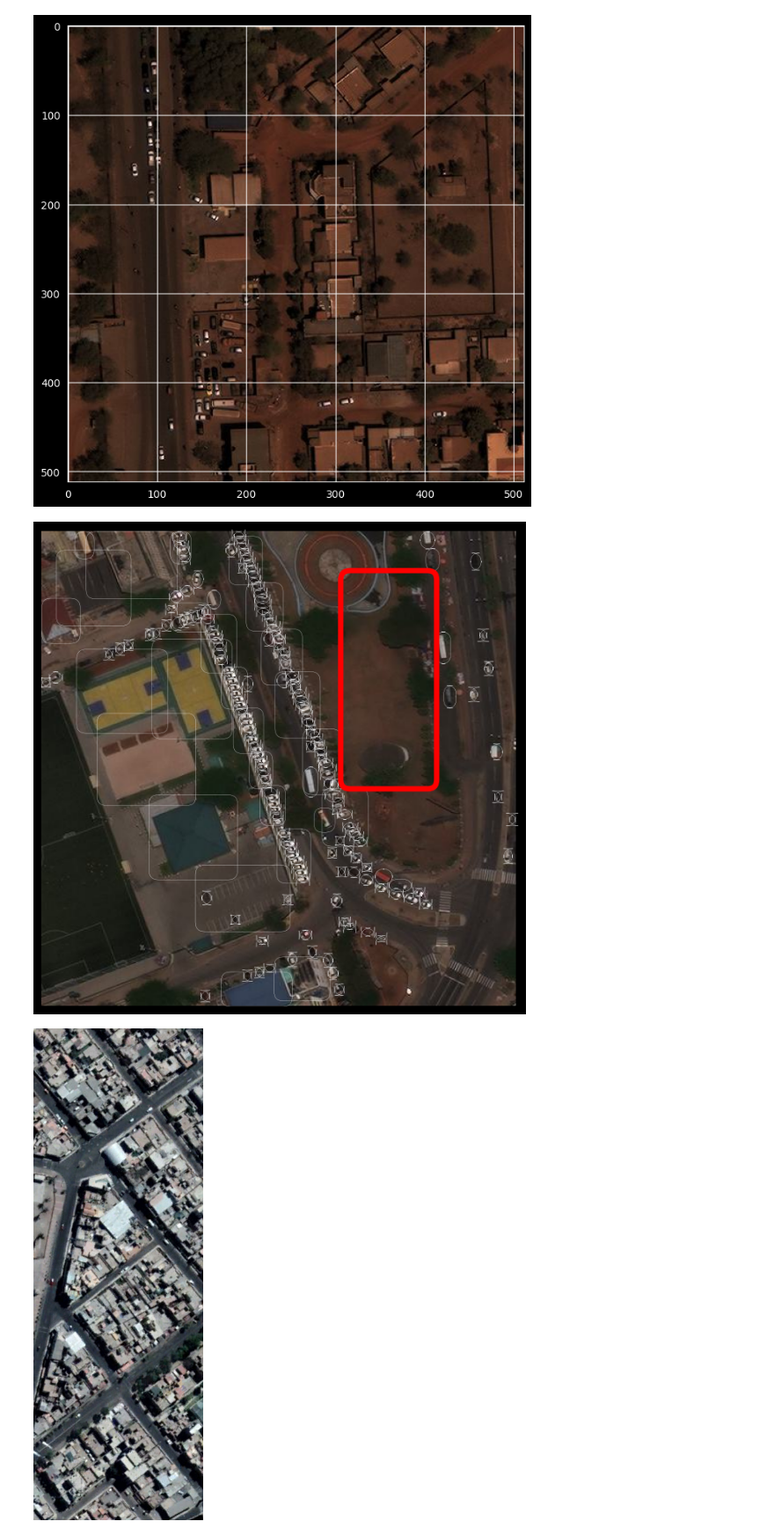
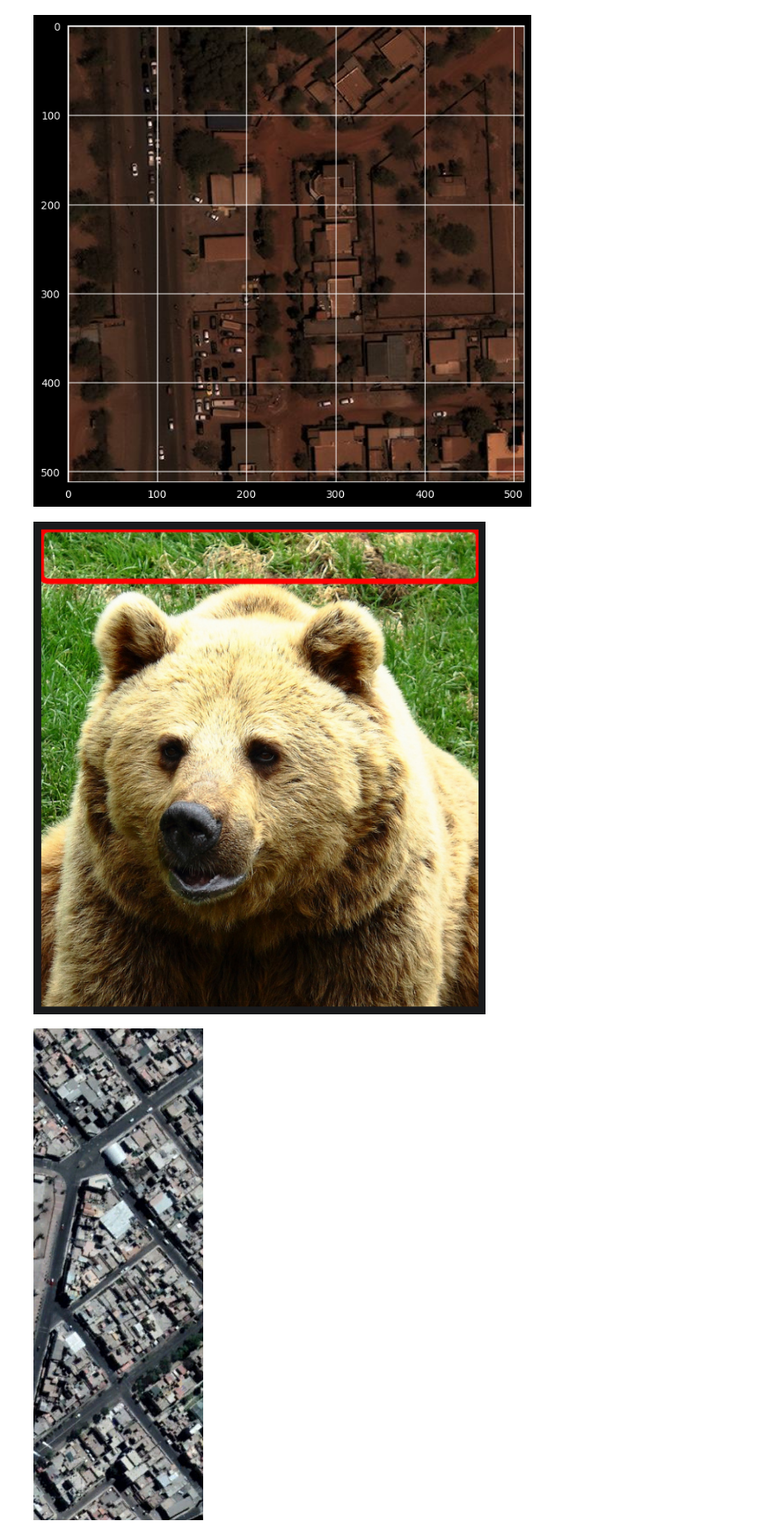
Before and after one commit to HichTala/Sandbox, a Jupyter notebook: background_dataset.ipynb, the cells around one changed output. Shown at 88% size. Cells and saved outputs as stored; diff of their text form; code cells hidden in the pictures.

```diff
--- a/background_dataset.ipynb
+++ b/background_dataset.ipynb
@@ -43,7 +43,7 @@ def get_background_bboxes(background_bbox, handled_bbox, bboxes):
         if area(handled_bbox) > area(background_bbox):
             background_bbox[:] = handled_bbox
 # %%
-dataset = load_dataset("HichTala/artaxor_1shot_1")
+dataset = load_dataset("HichTala/coco", streaming=True)
 # %%
 import torch
 import numpy as np
@@ -116,9 +116,9 @@ i
 # %% [output]
 151
 # %%
-sample = dataset['test'][290]
-image = sample['image']
-image_id = sample['image_id']
-bboxes = sample['objects']['bbox']
-bbox_ids = sample["objects"]["bbox_id"]
-labels = sample["objects"]["category"]
+sample = dataset['val']
+image_iter = iter(sample['image'])
+image_id_iter = iter(sample['image_id'])
+bboxes_iter = iter(sample['objects']['bbox'])
+bbox_ids_iter = iter(sample["objects"]["bbox_id"])
+labels_iter = iter(sample["objects"]["category"])
@@ -124,0 +169,22 @@ labels = sample["objects"]["category"]
+# %%
+fig, ax = plt.subplots(1, figsize=(8, 8))
+ax.imshow(image)
+
+for bbox, label in zip(bboxes, labels):
+    x1, y1, x2, y2 = bbox
+    # x1, y1, w, h = bbox
+    w, h = x2 - x1, y2 - y1
+    # rect = patches.FancyBboxPatch((x1, y1), w, h, linewidth=0.1, boxstyle="round, rounding_size=10",
+    #                          edgecolor="white", facecolor="none")
+    # ax.add_patch(rect)
+    # ax.text(x1, y1, label, color="white", fontsize=10,
+    #         bbox=dict(facecolor="red", alpha=0.5))
+
+x1, y1, x2, y2 = background_bbox
+w, h = x2 - x1, y2 - y1
+# rect = patches.FancyBboxPatch((x1, y1), w, h, linewidth=0.1, boxstyle="round, rounding_size=10",
+#                          edgecolor="red", facecolor="none")
+# ax.add_patch(rect)
+plt.margins(0)
+plt.axis("off")
+plt.show()
@@ -157,30 +246,30 @@ plt.show()
 # %%
 fig, ax = plt.subplots(1, figsize=(8, 8))
 ax.imshow(image)
 
 # Add bounding boxes
 for bbox, label in zip(bboxes, labels):
     x1, y1, x2, y2 = bbox
     # x1, y1, w, h = bbox
     w, h = x2 - x1, y2 - y1
-    rect = patches.FancyBboxPatch((x1, y1), w, h, linewidth=0.2, boxstyle="round, rounding_size=10",
+    rect = patches.FancyBboxPatch((x1, y1), w, h, linewidth=0.01, boxstyle="round, rounding_size=10",
                              edgecolor="white", facecolor="none")
     ax.add_patch(rect)
     # ax.text(x1, y1, label, color="white", fontsize=10,
     #         bbox=dict(facecolor="red", alpha=0.5))
 
 x1, y1, x2, y2 = background_bbox
 w, h = x2 - x1, y2 - y1
 rect = patches.FancyBboxPatch((x1, y1), w, h, linewidth=5, boxstyle="round, rounding_size=10",
                          edgecolor="red", facecolor="none")
 ax.add_patch(rect)
 plt.margins(0)
 plt.axis("off")
 plt.savefig("filename.png", bbox_inches = 'tight',
     pad_inches = 0)
 plt.show()
 # %% [output]
-[figure, old version]
+[figure, new version]
 # %%
 fig, ax = plt.subplots(1, figsize=(8, 8))
 ax.imshow(image)
```
Also changed, not shown: parts of 6 cells of this notebook, 3 other files.
